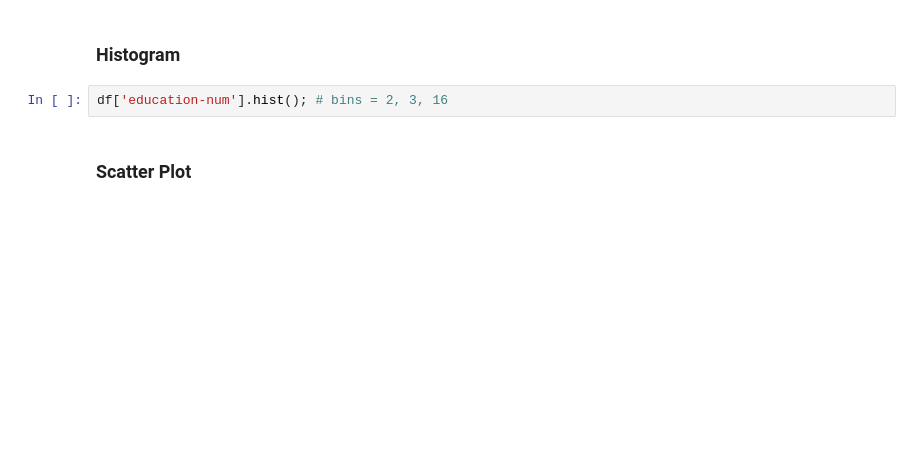
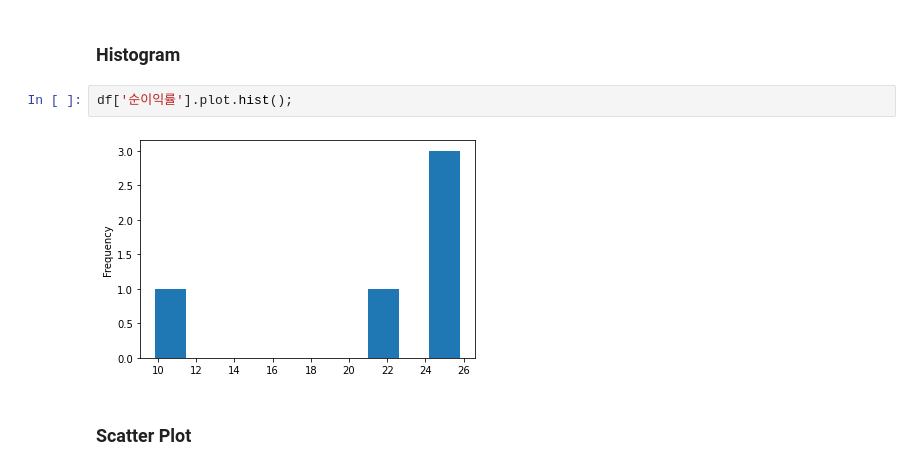
Before and after one commit to ttogle918/ds-zip, a Jupyter notebook: n111-eda/n111-eda.ipynb, the cells around one changed output. Cells and saved outputs as stored; diff of their text form; blank space fills up the shorter version.

```diff
--- a/n111-eda/n111-eda.ipynb
+++ b/n111-eda/n111-eda.ipynb
@@ -314,7 +366,9 @@ df
 # %% [markdown]
 ### Histogram
-# %%
-df['education-num'].hist(); # bins = 2, 3, 16
+# %%
+df['순이익률'].plot.hist();
+# %% [output]
+[figure, added]
 # %% [markdown]
 ### Scatter Plot
 # %%
```
Also changed, not shown: parts of 60 cells of this notebook, 8 other files.
